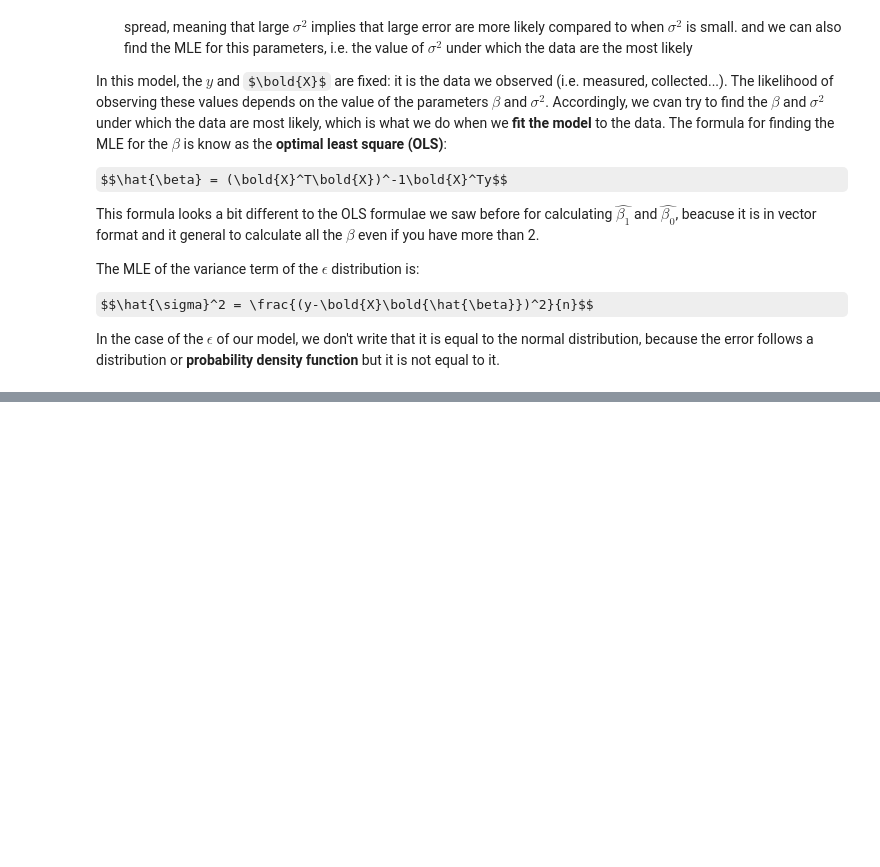
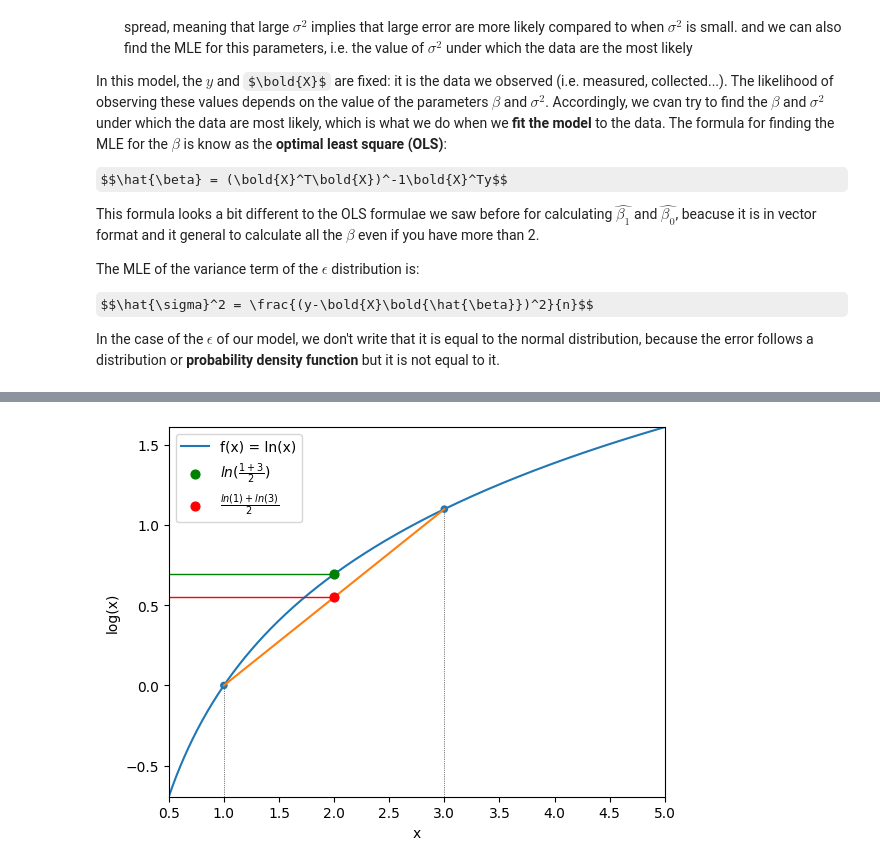
Before and after one commit to AlexLepauvre/variation_laplace_for_dummies, a Jupyter notebook: VariationalLaplaceForDummies/VL/JensenInequality.ipynb, the cells around one changed output, grey strips where cells are left out. Cells and saved outputs as stored; diff of their text form; code cells hidden in the pictures; some formulas as TeX source; blank space fills up the shorter version.

```diff
--- a/VariationalLaplaceForDummies/VL/JensenInequality.ipynb
+++ b/VariationalLaplaceForDummies/VL/JensenInequality.ipynb
@@ -67,0 +108,22 @@ The reason the book isn't finished already is because we have a problem: we can'
+# %%
+xs = np.linspace(0.5, 5, 1000)
+y = np.log(xs)
+
+fig, ax = plt.subplots()
+ax.plot(xs, y, label="f(x) = ln(x)")
+ax.scatter([1, 3], [np.log(1), np.log(3)], [20, 20], zorder=10)
+ax.plot([1, 3], [np.log(1), np.log(3)], [40, 40], 'r', zorder=10)
+ax.scatter([np.mean([1, 3])], np.log(np.mean([1, 3])), [40], 'g', zorder=10, label="$ln(\\frac{1 + 3}{2})$")
+ax.scatter([np.mean([1, 3])], np.mean(np.log([1, 3])), [40], 'r', zorder=10, label="$\\frac{ln(1) + ln(3)}{2}$")
+ax.vlines([1, 3], [-1, -1], [np.log(1), np.log(3)], 'k', linestyles=":", linewidth=0.5)
+ax.hlines(np.log(np.mean([1, 3])), 0.5, 2, 'g', linestyles="-", linewidth=1)
+ax.hlines(np.mean([np.log(1), np.log(3)]), 0.5, 2, 'r', linestyles="-", linewidth=1)
+ax.set_xlim(0.5, 5)
+ax.set_ylim(np.log(0.5), np.log(5))
+ax.set_ylabel("log(x)")
+ax.set_xlabel("x")
+plt.legend()
+plt.show()
+plt.close()
+# %% [output]
+[figure, added]
```
Also changed, not shown: parts of 7 cells of this notebook, 2 other files.
